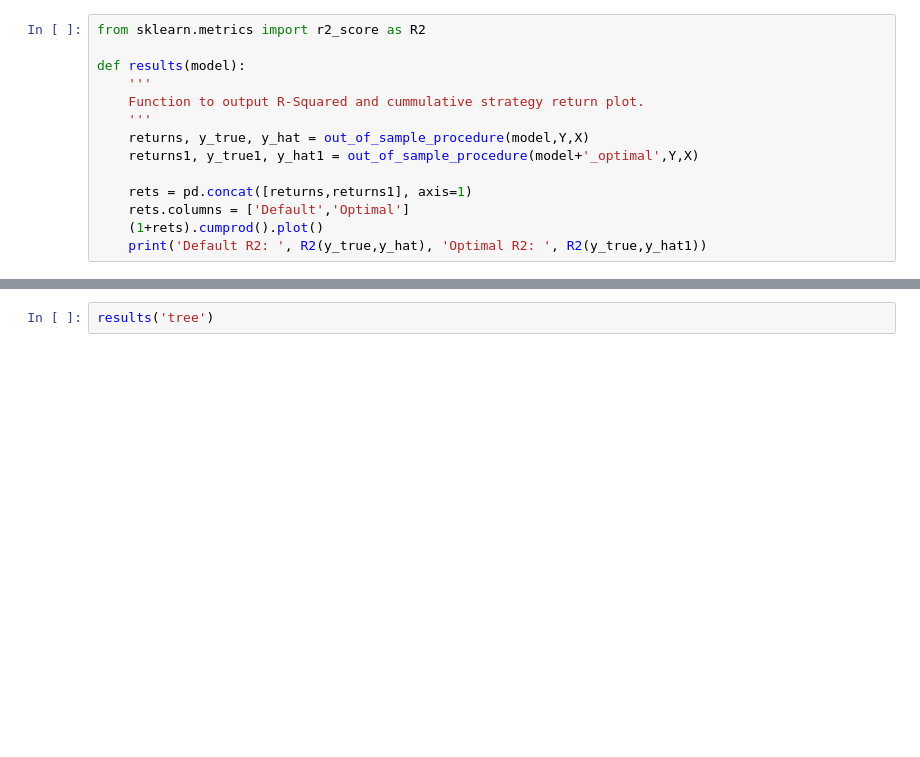
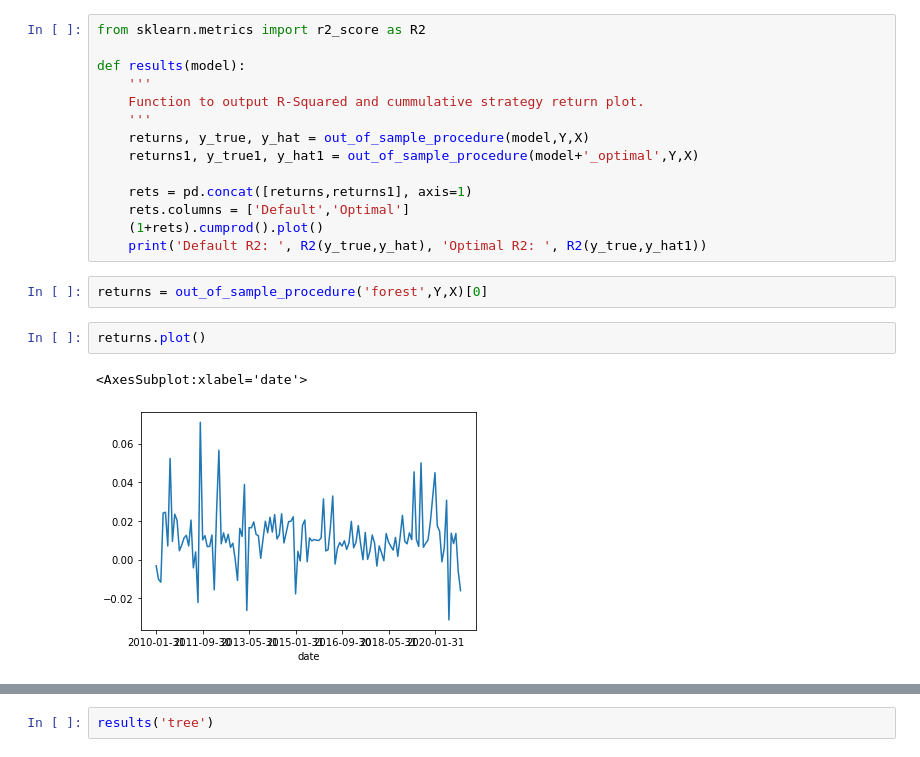
Before and after one commit to santoromano/Corporate-Bond-Factors, a Jupyter notebook: empirics.ipynb, the cells around one changed output, grey strips where cells are left out. Drawn from its saved outputs; the diff is of its cells as text; blank space fills up the shorter version.

```diff
--- a/empirics.ipynb
+++ b/empirics.ipynb
@@ -343,3 +343,10 @@ def results(model):
     rets.columns = ['Default','Optimal']
     (1+rets).cumprod().plot()
     print('Default R2: ', R2(y_true,y_hat), 'Optimal R2: ', R2(y_true,y_hat1))
+# %%
+returns = out_of_sample_procedure('forest',Y,X)[0]
+# %%
+returns.plot()
+# %% [output]
+<AxesSubplot:xlabel='date'>
+[figure, added]
```
Also changed, not shown: parts of 3 cells of this notebook.
